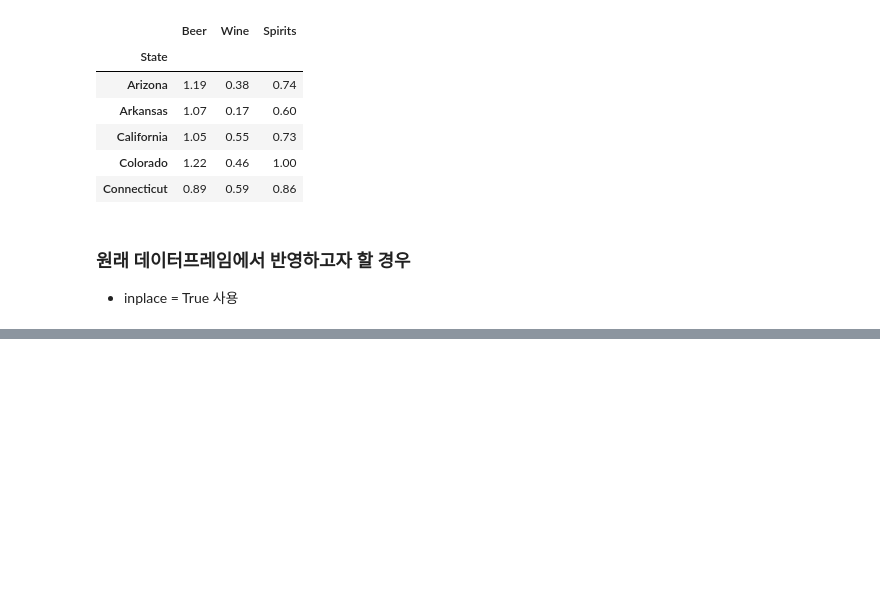
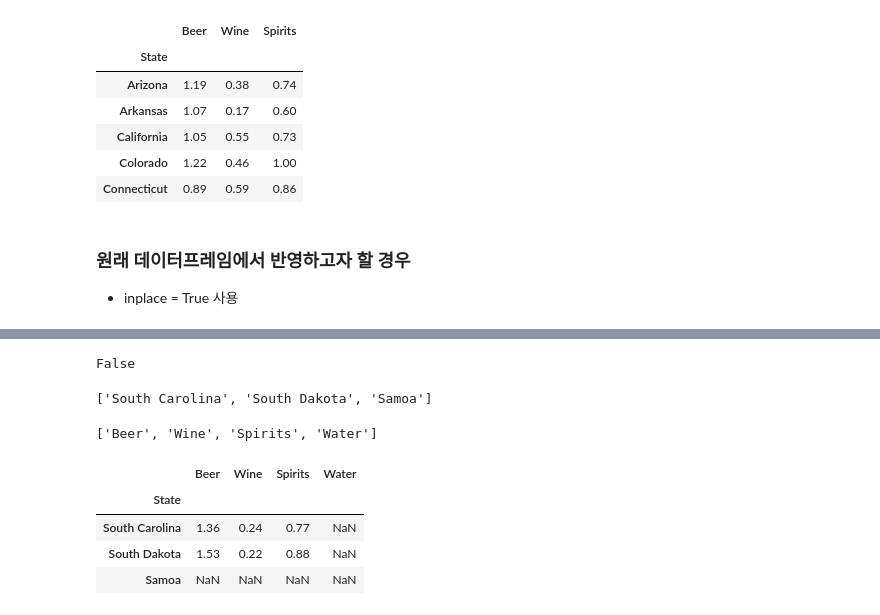
Before and after one commit to GeonKimdcu/python, a Jupyter notebook: dataMining/UNIT 32.ipynb, the cells around one changed output, grey strips where cells are left out. Saved outputs shown, nothing was run; the diff lists cells and outputs as text; code cells hidden in the pictures; blank space fills up the shorter version.

```diff
--- a/dataMining/UNIT 32.ipynb
+++ b/dataMining/UNIT 32.ipynb
@@ -158,0 +163,5 @@ alco2009.drop(["Alabama", "Alaska"], inplace = True)
+# %%
+import pandas as pd
+
+alco2009 = pd.read_csv("niaaa-report2009.csv", index_col = "State")
+alco2009.head()
@@ -158,0 +176,23 @@ alco2009.drop(["Alabama", "Alaska"], inplace = True)
+# %%
+"Samoa" in alco2009.index
+# %% [output]
+False
+# %%
+s_state = [state for state in alco2009.index if state[0] == 'S']+["Samoa"]
+s_state
+# %% [output]
+['South Carolina', 'South Dakota', 'Samoa']
+# %%
+drinks = list(alco2009.columns) + ["Water"]
+drinks
+# %% [output]
+['Beer', 'Wine', 'Spirits', 'Water']
+# %%
+nan_alco = alco2009.reindex(s_state, columns = drinks)
+nan_alco
+# %% [output]
+|  | Beer | Wine | Spirits | Water |
+| State |  |  |  |  |
+| South Carolina | 1.36 | 0.24 | 0.77 | NaN |
+| South Dakota | 1.53 | 0.22 | 0.88 | NaN |
+| Samoa | NaN | NaN | NaN | NaN |
```
Also changed, not shown: parts of 12 cells of this notebook, 1 other file.
